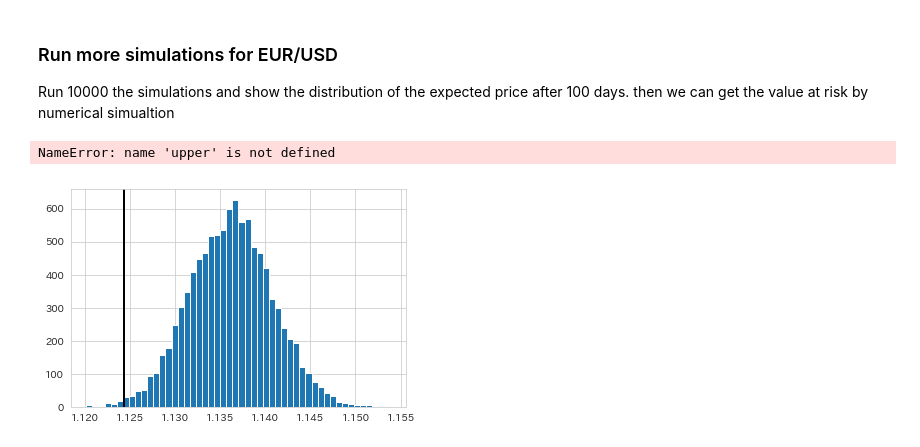
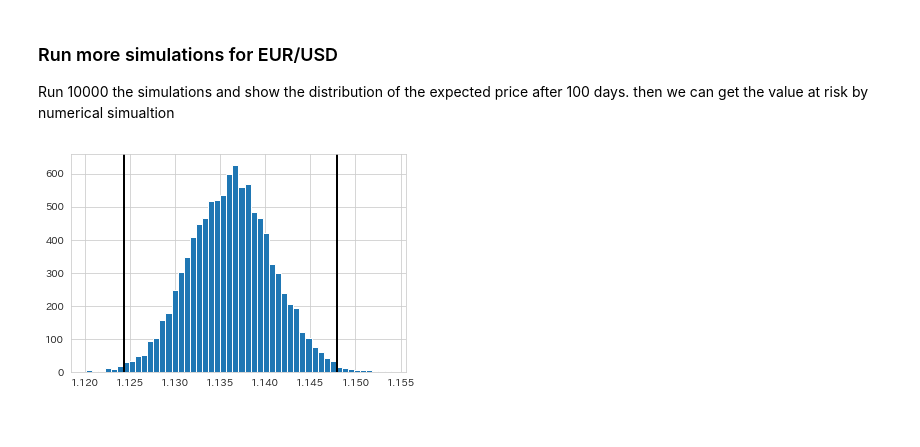
Before and after one commit to ymmy02/FX-Prediction-By-CNN, a Jupyter notebook: FX_Basic_Analysis.ipynb, the cells around one changed output. Drawn from its saved outputs; the diff is of its cells as text; code cells hidden in the pictures.

```diff
--- a/FX_Basic_Analysis.ipynb
+++ b/FX_Basic_Analysis.ipynb
@@ -223,16 +223,15 @@ for run in range(runs):
 # %%
 plt.hist(results, bins=50)
 
 lower = np.percentile(results,0.5)
 higher = np.percentile(results,99.5)
 
 plt.axvline(x=lower, linewidth=2, color='black')
-plt.axvline(x=upper, linewidth=2, color='black')
+plt.axvline(x=higher, linewidth=2, color='black')
 
 plt.show()
 # %% [output]
-NameError: name 'upper' is not defined
-[figure, old version]
+[figure, new version]
 # %%
 print('start price:', start_price)
 print('0.5% lower plice:', lower)
```
Also changed, not shown: parts of 2 cells of this notebook.
